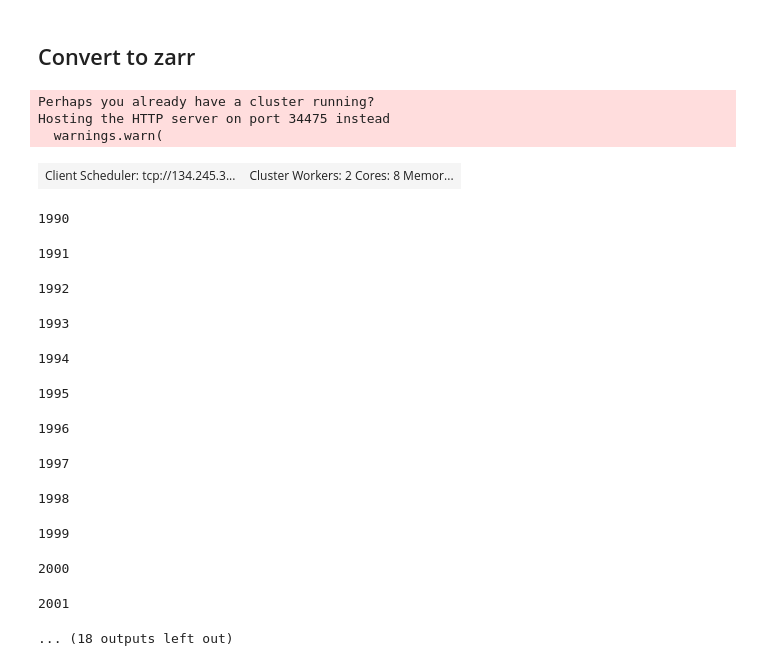
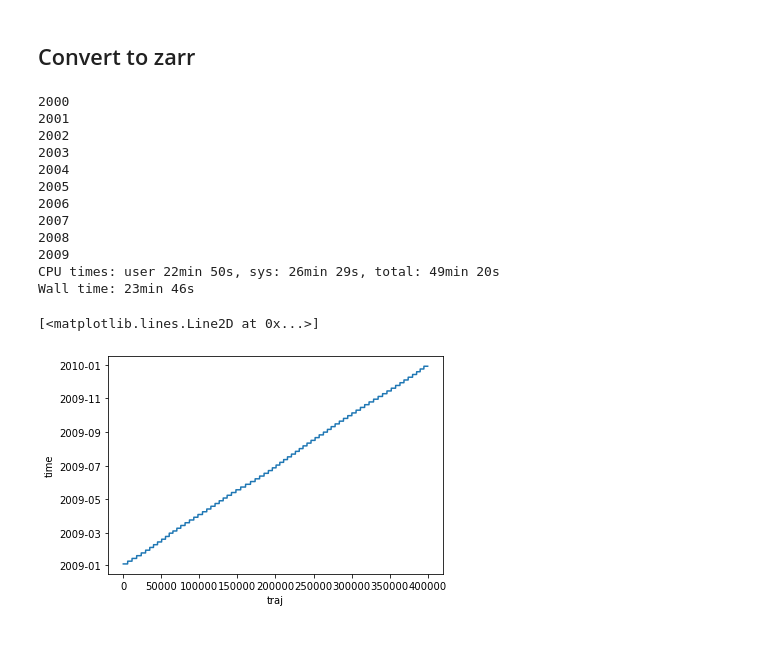
Before and after one commit to alanfox/spg_fresh_blob_202104, a Jupyter notebook: notebooks/037_afox_RunParcels_TS_MXL_Multiline_Randomvel_Papermill_postprocessing.ipynb, the cells around one changed output. Cells and saved outputs as stored; diff of their text form; code cells hidden in the pictures; blank space fills up the shorter version.

```diff
--- a/notebooks/037_afox_RunParcels_TS_MXL_Multiline_Randomvel_Papermill_postprocessing.ipynb
+++ b/notebooks/037_afox_RunParcels_TS_MXL_Multiline_Randomvel_Papermill_postprocessing.ipynb
@@ -114,8 +111,0 @@ from dask.distributed import Client
-# %%
-client = Client(n_workers=2, threads_per_worker=4, memory_limit=20e9, ip="0.0.0.0")
-client
-# %% [output]
-Perhaps you already have a cluster running?
-Hosting the HTTP server on port 34475 instead
-  warnings.warn(
-| Client Scheduler: tcp://134.245.3... | Cluster Workers: 2 Cores: 8 Memor... |
@@ -124,15 +112,16 @@ import tqdm
 # %%
-for release_year in tqdm.tqdm(range(1990, 2020)):
+%%time
+for release_year in range(2000, 2010):
     print(release_year)
-    path_zarr = ('/gxfs_work1/geomar/smomw122/2022-02-09_spg_fresh_blob_202104_raw_data/' +
+    path_zarr = ('/gxfs_work1/geomar/smomw360/spg_fresh_blob_202104/data/raw/' +
                  'tracks_randomvel_mxl_osnap_backwards_' + str(release_year) + '.zarr')
-    path_zarr_subset = ('/gxfs_work1/geomar/smomw122/2022-02-09_spg_fresh_blob_202104_raw_data/' +
+    path_zarr_subset = ('/gxfs_work1/geomar/smomw360/spg_fresh_blob_202104/data/raw/' +
                         'tracks_randomvel_mxl_osnap_backwards_' + str(release_year) + '_subset.zarr')
 
     files_output = sorted(glob('/gxfs_work1/geomar/smomw360/spg_fresh_blob_202104/data/raw/*backward_' +
                                str(release_year) + '*.nc'))
 
-    ds = xr.open_mfdataset(files_output, concat_dim='traj', combine='nested', decode_cf=False).chunk({'traj': 60000})
+    ds = xr.open_mfdataset(files_output, concat_dim='traj', combine='nested').chunk({'traj': 60000})
 
     # cast to lower precision data types
     ds["z"] = ds["z"].astype("float32")
@@ -140,25 +129,31 @@ for release_year in tqdm.tqdm(range(1990, 2020)):
     ds["lon"] = ds["lon"].astype("float32")
     ds = ds.drop(["trajectory", ])
 
-    # if release_year == 2016:
-    ds.to_zarr(path_zarr, mode='w')
+    if release_year == 2016:
+        ds.to_zarr(path_zarr, mode='w')
 
-    #     np.random.seed(1234)
-    #     index_traj = np.random.choice(np.arange(ds.traj.size), 400_000, replace=False)
-    #     ds_subset = ds.isel(traj=np.sort(index_traj)).chunk({'traj': 6000})
+    np.random.seed(1234)
+    index_traj = np.random.choice(np.arange(ds.traj.size), 400_000, replace=False)
+    ds_subset = ds.isel(traj=np.sort(index_traj)).chunk({'traj': 6000})
 
-    #     ds_subset.to_zarr(path_zarr_subset, mode='w')
+    ds_subset.to_zarr(path_zarr_subset, mode='w')
 # %% [output]
-1990
+2000
+2001
+2002
+2003
+2004
+2005
+2006
+2007
+2008
+2009
+CPU times: user 22min 50s, sys: 26min 29s, total: 49min 20s
+Wall time: 23min 46s
-1991
-1992
-1993
-1994
-1995
-1996
-1997
-1998
-1999
-2000
-2001
-... (18 outputs left out)
+# %%
+ds_reread = xr.open_zarr(path_zarr_subset)
+# %%
+ds_reread.time[:, 0].plot()
+# %% [output]
+[<matplotlib.lines.Line2D at 0x...>]
+[figure, added]
```
Also changed, not shown: parts of 6 cells of this notebook.
